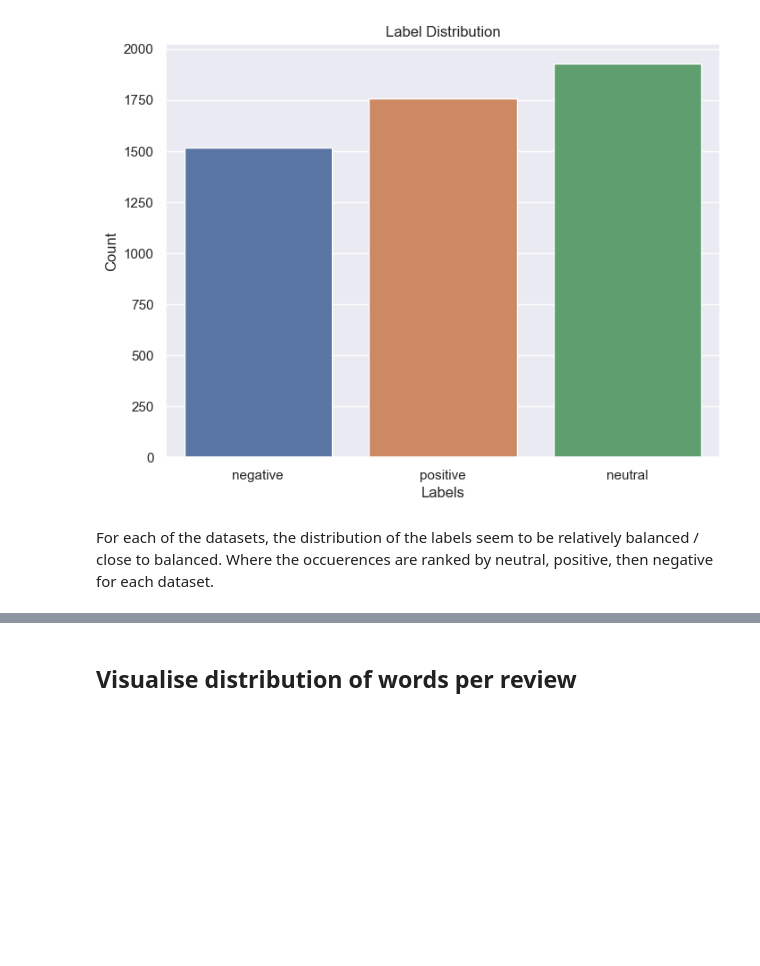
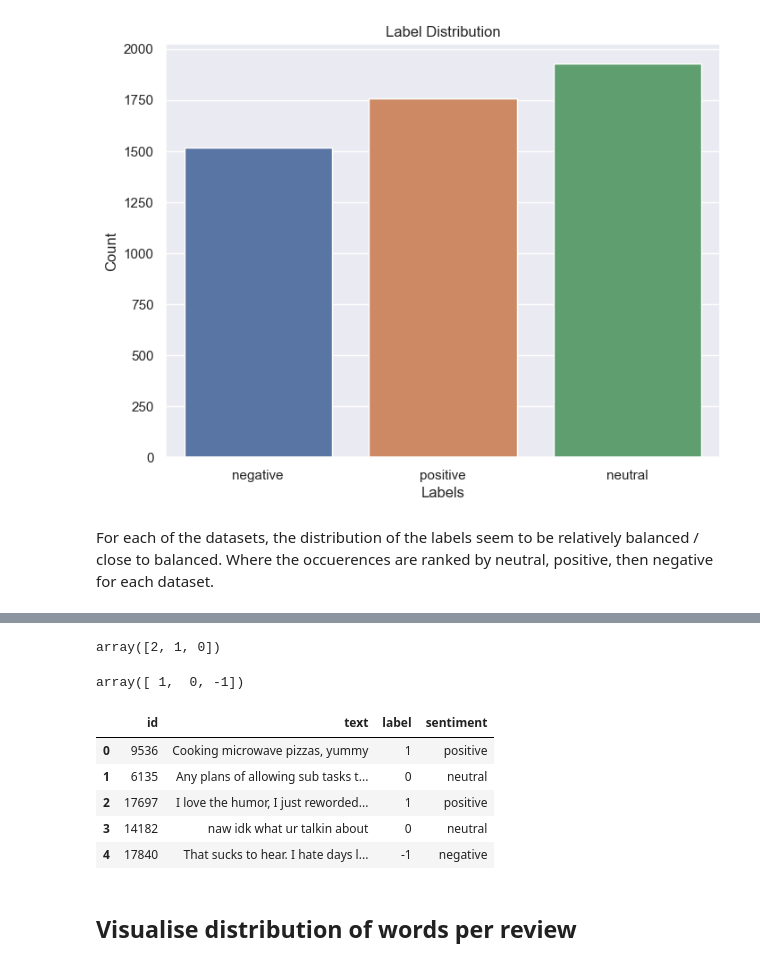
Before and after one commit to yuhuicaoo/Sentiment-Analysis-Project, a Jupyter notebook: data_visualisation.ipynb, the cells around one changed output, grey strips where cells are left out. Cells and saved outputs as stored; diff of their text form; code cells hidden in the pictures; blank space fills up the shorter version.

```diff
--- a/data_visualisation.ipynb
+++ b/data_visualisation.ipynb
@@ -114,3 +121,24 @@ For each of the datasets, the distribution of the labels seem to be relatively b
+# %%
+train_ds['label'].unique()
+# %% [output]
+array([2, 1, 0])
+# %%
+train_ds['label'] = train_ds['label'] - 1
+test_ds['label'] = test_ds['label'] - 1
+val_ds['label'] = val_ds['label'] - 1
+# %%
+train_ds['label'].unique()
+# %% [output]
+array([ 1,  0, -1])
+# %%
+train_ds.head()
+# %% [output]
+|  | id | text | label | sentiment |
+| 0 | 9536 | Cooking microwave pizzas, yummy | 1 | positive |
+| 1 | 6135 | Any plans of allowing sub tasks t... | 0 | neutral |
+| 2 | 17697 | I love the humor, I just reworded... | 1 | positive |
+| 3 | 14182 | naw idk what ur talkin about | 0 | neutral |
+| 4 | 17840 | That sucks to hear. I hate days l... | -1 | negative |
 # %% [markdown]
 ## Visualise distribution of words per review
 # %%
```
Also changed, not shown: parts of 9 cells of this notebook.
